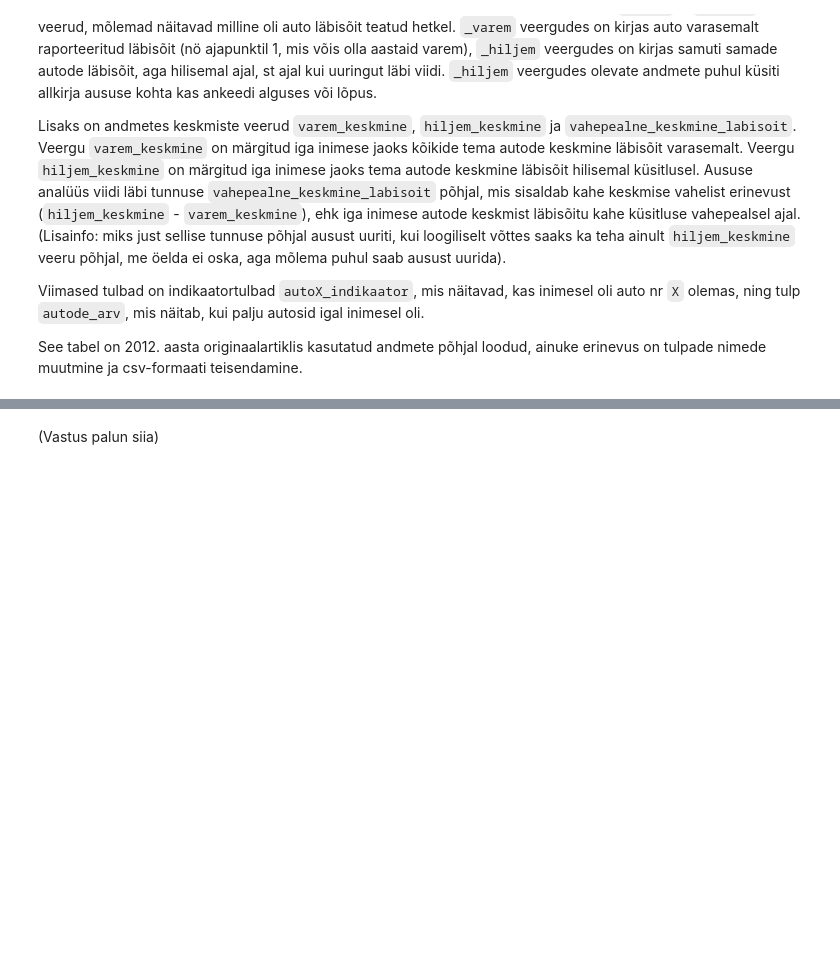
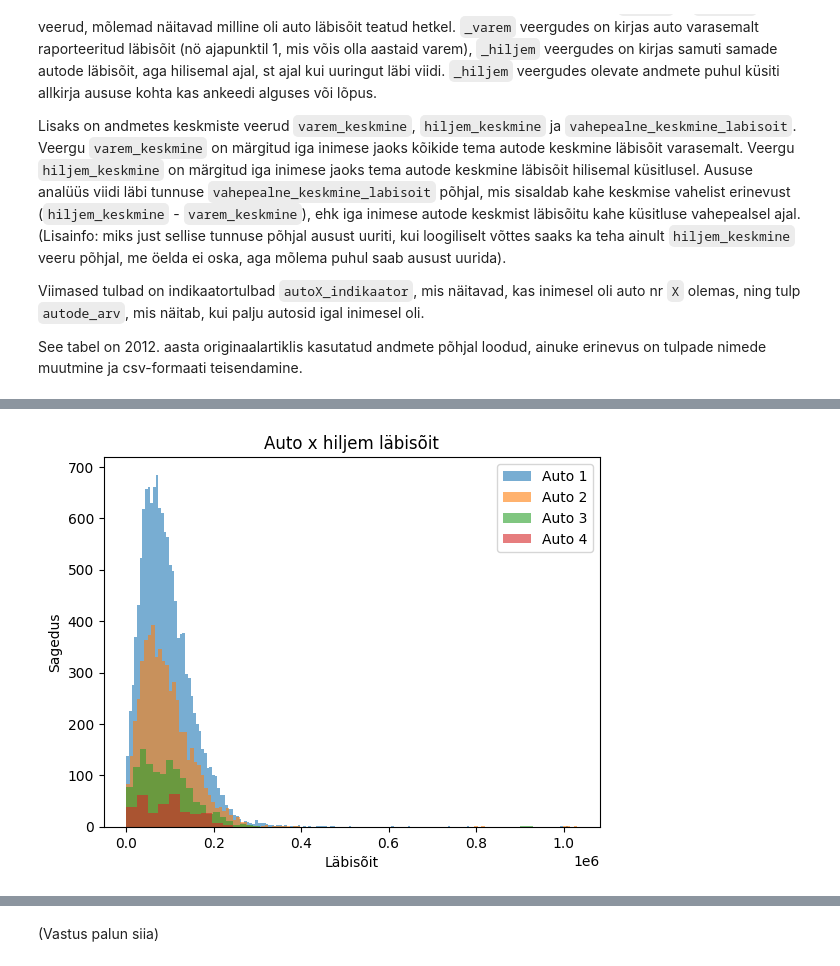
Before and after one commit to saskia002/andmeteaduse-meetodid, a Jupyter notebook: kodutööd/2/ATM2025_kodutoo_2.ipynb, the cells around one changed output, grey strips where cells are left out. Cells and saved outputs as stored; diff of their text form; code cells hidden in the pictures; blank space fills up the shorter version.

```diff
--- a/kodutööd/2/ATM2025_kodutoo_2.ipynb
+++ b/kodutööd/2/ATM2025_kodutoo_2.ipynb
@@ -102,0 +321,14 @@ VIHJED:
+# %%
+plt.hist(df["auto1_hiljem"], bins='auto', alpha=0.6, label="Auto 1")
+plt.hist(df["auto2_hiljem"], bins='auto', alpha=0.6, label="Auto 2")
+plt.hist(df["auto3_hiljem"], bins='auto', alpha=0.6, label="Auto 3")
+plt.hist(df["auto4_hiljem"], bins='auto', alpha=0.6, label="Auto 4")
+
+
+plt.xlabel("Läbisõit")
+plt.ylabel("Sagedus")
+plt.title("Auto x hiljem läbisõit")
+plt.legend()
+plt.show()
+# %% [output]
+[figure, added]
```
Also changed, not shown: parts of 74 cells of this notebook, 1 other file.
